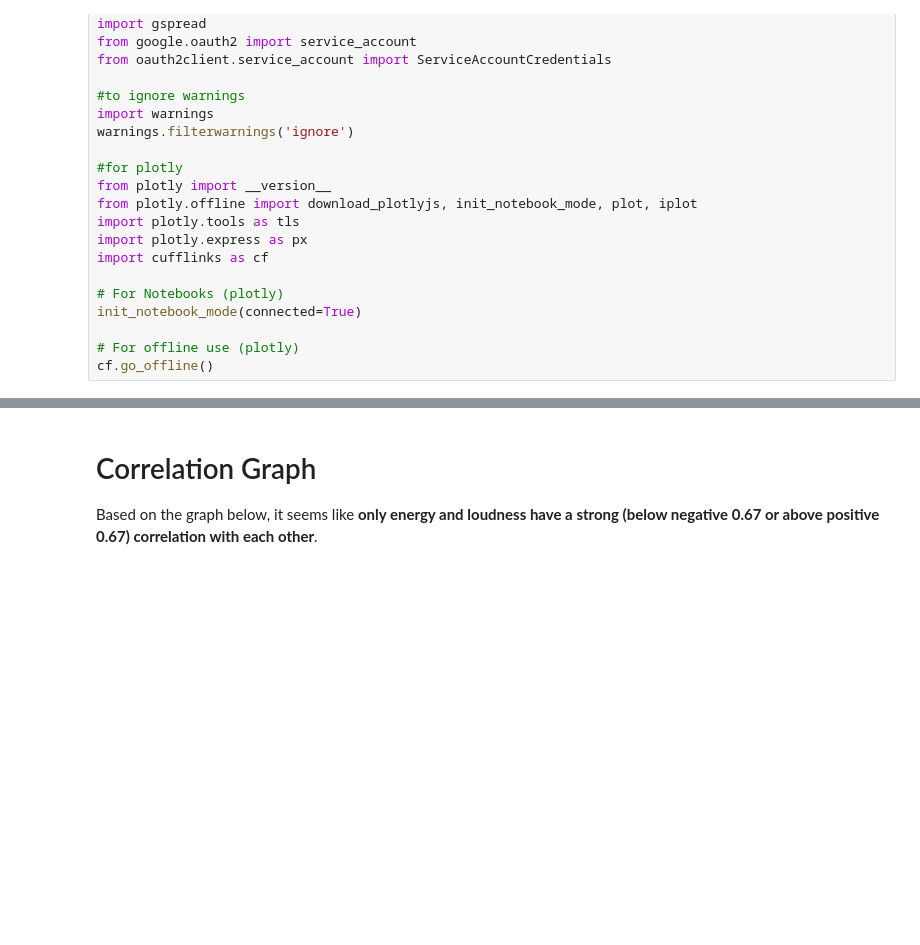
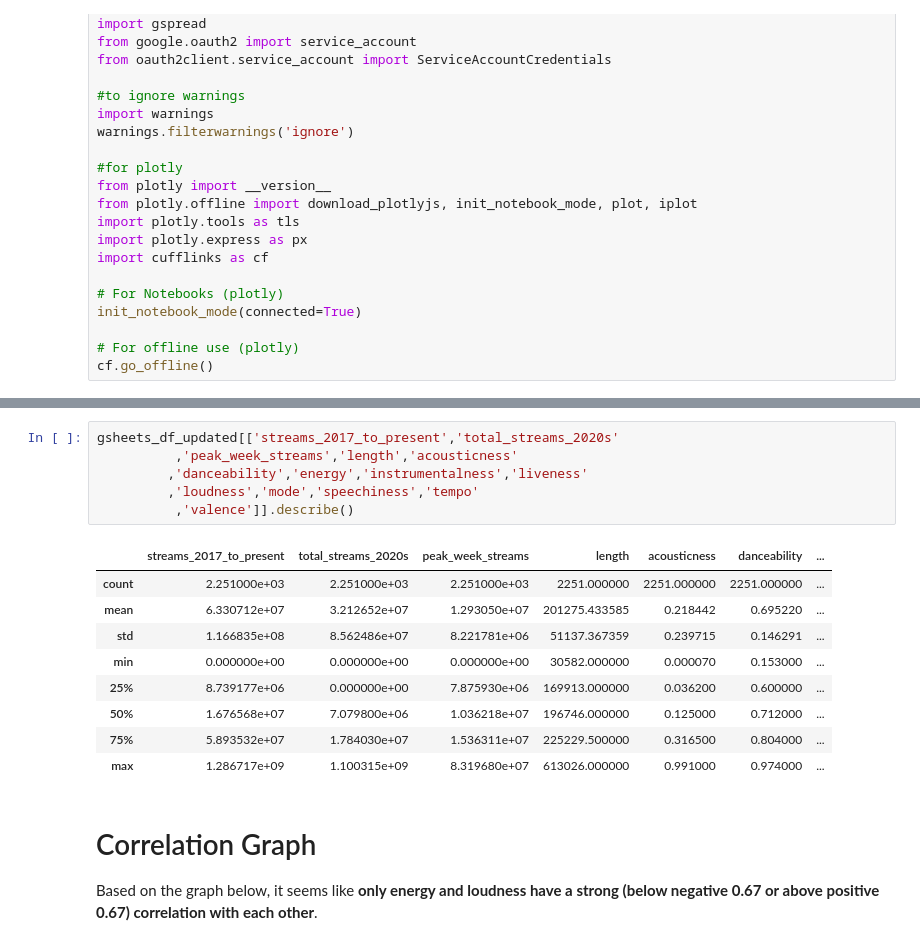
Before and after one commit to jeremiasfv22/USA-Hits-Spotify-Data-Project, a Jupyter notebook: 2) Data Analysis - US Streaming Hits.ipynb, the cells around one changed output, grey strips where cells are left out. Cells and saved outputs as stored; diff of their text form; blank space fills up the shorter version.

```diff
--- a/2) Data Analysis - US Streaming Hits.ipynb
+++ b/2) Data Analysis - US Streaming Hits.ipynb
@@ -128,3 +128,19 @@ plt.show()
+# %%
+gsheets_df_updated[['streams_2017_to_present','total_streams_2020s'
+          ,'peak_week_streams','length','acousticness'
+         ,'danceability','energy','instrumentalness','liveness'
+         ,'loudness','mode','speechiness','tempo'
+          ,'valence']].describe()
+# %% [output]
+|  | streams_2017_to_present | total_streams_2020s | peak_week_streams | length | acousticness | danceability | ... |
+| count | 2.251000e+03 | 2.251000e+03 | 2.251000e+03 | 2251.000000 | 2251.000000 | 2251.000000 | ... |
+| mean | 6.330712e+07 | 3.212652e+07 | 1.293050e+07 | 201275.433585 | 0.218442 | 0.695220 | ... |
+| std | 1.166835e+08 | 8.562486e+07 | 8.221781e+06 | 51137.367359 | 0.239715 | 0.146291 | ... |
+| min | 0.000000e+00 | 0.000000e+00 | 0.000000e+00 | 30582.000000 | 0.000070 | 0.153000 | ... |
+| 25% | 8.739177e+06 | 0.000000e+00 | 7.875930e+06 | 169913.000000 | 0.036200 | 0.600000 | ... |
+| 50% | 1.676568e+07 | 7.079800e+06 | 1.036218e+07 | 196746.000000 | 0.125000 | 0.712000 | ... |
+| 75% | 5.893532e+07 | 1.784030e+07 | 1.536311e+07 | 225229.500000 | 0.316500 | 0.804000 | ... |
+| max | 1.286717e+09 | 1.100315e+09 | 8.319680e+07 | 613026.000000 | 0.991000 | 0.974000 | ... |
 # %% [markdown]
 # Correlation Graph
 
```
Also changed, not shown: parts of 19 cells of this notebook.
